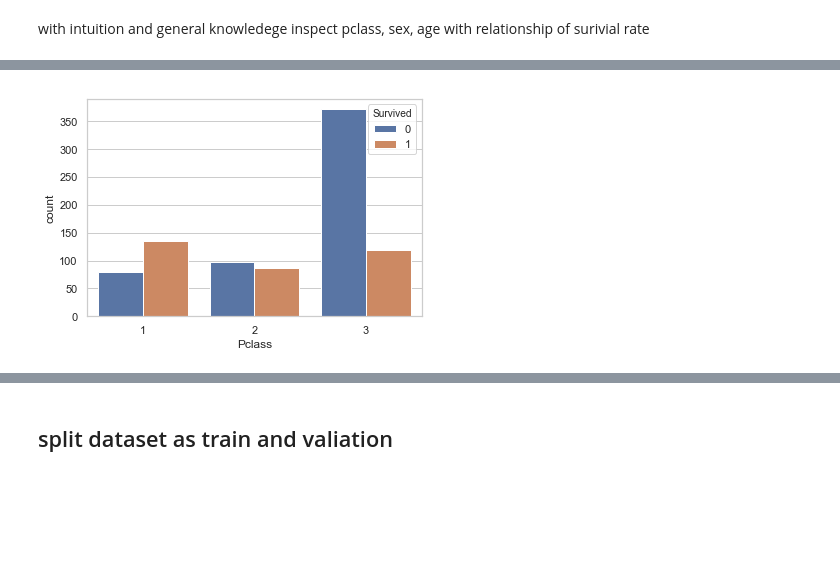
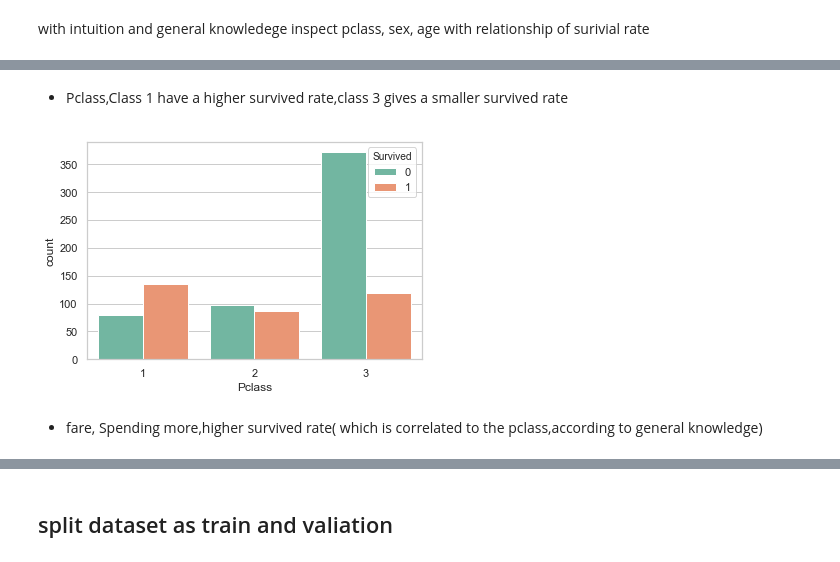
Before and after one commit to RayFromUiS/kaggle_titanic, a Jupyter notebook: kaggle_titanic.ipynb, the cells around one changed output, grey strips where cells are left out. Saved outputs shown, nothing was run; the diff lists cells and outputs as text; code cells hidden in the pictures; blank space fills up the shorter version.

```diff
--- a/kaggle_titanic.ipynb
+++ b/kaggle_titanic.ipynb
@@ -66,4 +103,8 @@ train_df.describe()
+# %% [markdown]
+- Pclass,Class 1 have a higher survived rate,class 3 gives a smaller survived rate
 # %%
-ax1 = sns.countplot(x = 'Pclass',hue = 'Survived',data = train_df )
+ax1 = sns.countplot(x = 'Pclass',hue = 'Survived',data = train_df ,palette="Set2")
 # %% [output]
-[figure, old version]
+[figure, new version]
+# %% [markdown]
+- fare, Spending more,higher survived rate( which is correlated to the pclass,according to general knowledge)
```
Also changed, not shown: parts of 49 cells of this notebook, 1 other file.
